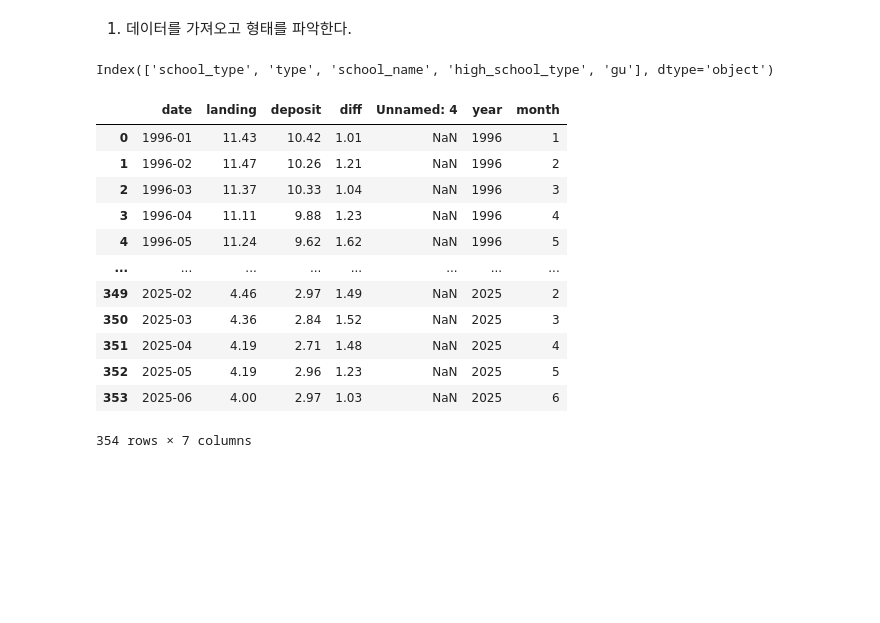
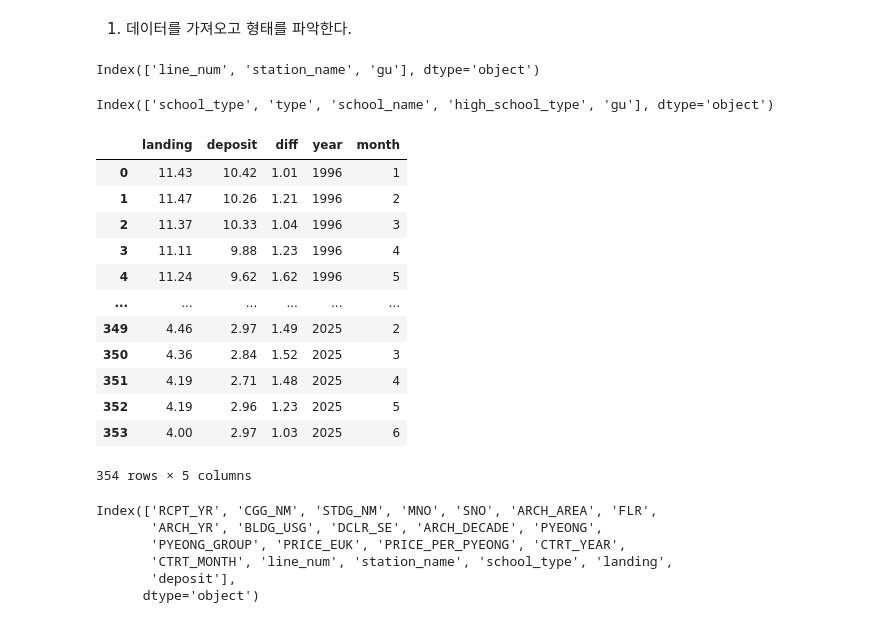
Before and after one commit to YuSuhyeon/1st-project-, a Jupyter notebook: jeon_source/processing.ipynb, the cells around one changed output. Drawn from its saved outputs; the diff is of its cells as text; code cells hidden in the pictures; blank space fills up the shorter version.

```diff
--- a/jeon_source/processing.ipynb
+++ b/jeon_source/processing.ipynb
@@ -47,9 +21,12 @@ subway_df = pd.read_csv("../data/seoul_subway_encoding.csv")
 subway_df.drop(columns=['Unnamed: 0', '역번호', '연번', '역전화번호', '도로명주소'], axis=1, inplace=True) # 컬럼명 없는 컬럼 삭제
 subway_df.rename(columns={'호선' : 'line_num', '역명' : 'station_name', '지번주소' : 'address'}, inplace=True)
 # %%
-# 지하철 주소 컬럼 시.구분리, 주소컬럼 제거
+# 지하철 주소 컬럼 시.구분리, 기존 주소컬럼 제거
 subway_df['gu'] = subway_df['address'].str.extract(r'(\S+구)')
 subway_df['dong'] = subway_df['address'].str.extract(r'(\S+(?:동|가|로))')
 subway_df.drop(columns=['address','dong'], inplace=True)
 subway_df['station_name'] = subway_df['station_name'] + '역'
+subway_df.columns
+# %% [output]
+Index(['line_num', 'station_name', 'gu'], dtype='object')
 # %%
@@ -63,24 +40,25 @@ Index(['school_type', 'type', 'school_name', 'high_school_type', 'gu'], dtype='o
 # 금리데이터 이름 변경
 interest_rate_df.rename(columns={'Unnamed: 0':'date'}, inplace=True)
 # %%
-# 금리 데이터 날짜 분리
+# 금리 데이터 날짜 분리, 날짜 및 잘못 추가된 컬럼 제거
 interest_rate_df['year'] = interest_rate_df['date'].str.split('-').str[0].astype(int)
 interest_rate_df['month'] = interest_rate_df['date'].str.split('-').str[1].astype(int)
+interest_rate_df.drop(columns=['date', 'Unnamed: 4'], inplace=True)
 interest_rate_df
 # %% [output]
-|  | date | landing | deposit | diff | Unnamed: 4 | year | month |
-| 0 | 1996-01 | 11.43 | 10.42 | 1.01 | NaN | 1996 | 1 |
-| 1 | 1996-02 | 11.47 | 10.26 | 1.21 | NaN | 1996 | 2 |
-| 2 | 1996-03 | 11.37 | 10.33 | 1.04 | NaN | 1996 | 3 |
-| 3 | 1996-04 | 11.11 | 9.88 | 1.23 | NaN | 1996 | 4 |
-| 4 | 1996-05 | 11.24 | 9.62 | 1.62 | NaN | 1996 | 5 |
-| ... | ... | ... | ... | ... | ... | ... | ... |
-| 349 | 2025-02 | 4.46 | 2.97 | 1.49 | NaN | 2025 | 2 |
-| 350 | 2025-03 | 4.36 | 2.84 | 1.52 | NaN | 2025 | 3 |
-| 351 | 2025-04 | 4.19 | 2.71 | 1.48 | NaN | 2025 | 4 |
-| 352 | 2025-05 | 4.19 | 2.96 | 1.23 | NaN | 2025 | 5 |
-| 353 | 2025-06 | 4.00 | 2.97 | 1.03 | NaN | 2025 | 6 |
+|  | landing | deposit | diff | year | month |
+| 0 | 11.43 | 10.42 | 1.01 | 1996 | 1 |
+| 1 | 11.47 | 10.26 | 1.21 | 1996 | 2 |
+| 2 | 11.37 | 10.33 | 1.04 | 1996 | 3 |
+| 3 | 11.11 | 9.88 | 1.23 | 1996 | 4 |
+| 4 | 11.24 | 9.62 | 1.62 | 1996 | 5 |
+| ... | ... | ... | ... | ... | ... |
+| 349 | 4.46 | 2.97 | 1.49 | 2025 | 2 |
+| 350 | 4.36 | 2.84 | 1.52 | 2025 | 3 |
+| 351 | 4.19 | 2.71 | 1.48 | 2025 | 4 |
+| 352 | 4.19 | 2.96 | 1.23 | 2025 | 5 |
+| 353 | 4.00 | 2.97 | 1.03 | 2025 | 6 |
-354 rows × 7 columns
+354 rows × 5 columns
 # %%
 # 데이터 셋 날짜 분리
 
@@ -113,29 +92,10 @@ new_df.drop(columns=['gu_x', 'gu_y'], inplace=True)
 # %%
-# 불필요 컬럼 제거 ()
-# col_map = {
-#     "RCPT_YR": "접수연도",
-#     "CGG_CD": "자치구코드", > 제외
-#     "CGG_NM": "자치구명",
-#     "STDG_CD": "법정동코드", > 제외
-#     "STDG_NM": "법정동명",
-#     "LOTNO_SE": "지번구분", > 제외
-#     "LOTNO_SE_NM": "지번구분명", > 제외
-#     "MNO": "본번",
-#     "SNO": "부번",
-#     "BLDG_NM": "건물명",
-#     "CTRT_DAY": "계약일", >
-#     "RTRCN_DAY": "계약해제일",
-#     "BLDG_USG": "건물용도",
-#     "THING_AMT": "거래금액(만원)", > 억원대로 변경
-#     "ARCH_AREA": "건축면적(㎡)",
-#     "LAND_AREA": "토지면적(㎡)",
-#     "FLR": "해당층",
-#     "ARCH_YR": "건축년도",
-#     "ARCH_DECADE": "건축연대",
-#     "PYEONG": "평수",
-#     "PYEONG_GROUP": "평수대",
-#     "PRICE_EUK": "거래금액(억원)",
-#     "PRICE_PER_PYEONG": "평당가(만원/평)"
-# }
-
-new_df.drop(columns=["CGG_CD", "STDG_CD", "LOTNO_SE", "LOTNO_SE_NM", 'OPBIZ_RESTAGNT_SGG_NM', 'LAND_AREA'], inplace=True)
+new_df.drop(columns=["CGG_CD", "STDG_CD", "LOTNO_SE", "BLDG_NM", "LOTNO_SE_NM", 'CTRT_DAY', 'RTRCN_DAY', 'THING_AMT', 'RGHT_SE', 'OPBIZ_RESTAGNT_SGG_NM', 'LAND_AREA'], inplace=True)
+new_df.columns
+# %% [output]
+Index(['RCPT_YR', 'CGG_NM', 'STDG_NM', 'MNO', 'SNO', 'ARCH_AREA', 'FLR',
+       'ARCH_YR', 'BLDG_USG', 'DCLR_SE', 'ARCH_DECADE', 'PYEONG',
+       'PYEONG_GROUP', 'PRICE_EUK', 'PRICE_PER_PYEONG', 'CTRT_YEAR',
+       'CTRT_MONTH', 'line_num', 'station_name', 'school_type', 'landing',
+       'deposit'],
+      dtype='object')
```
Also changed, not shown: parts of 14 cells of this notebook, 3 other files.
